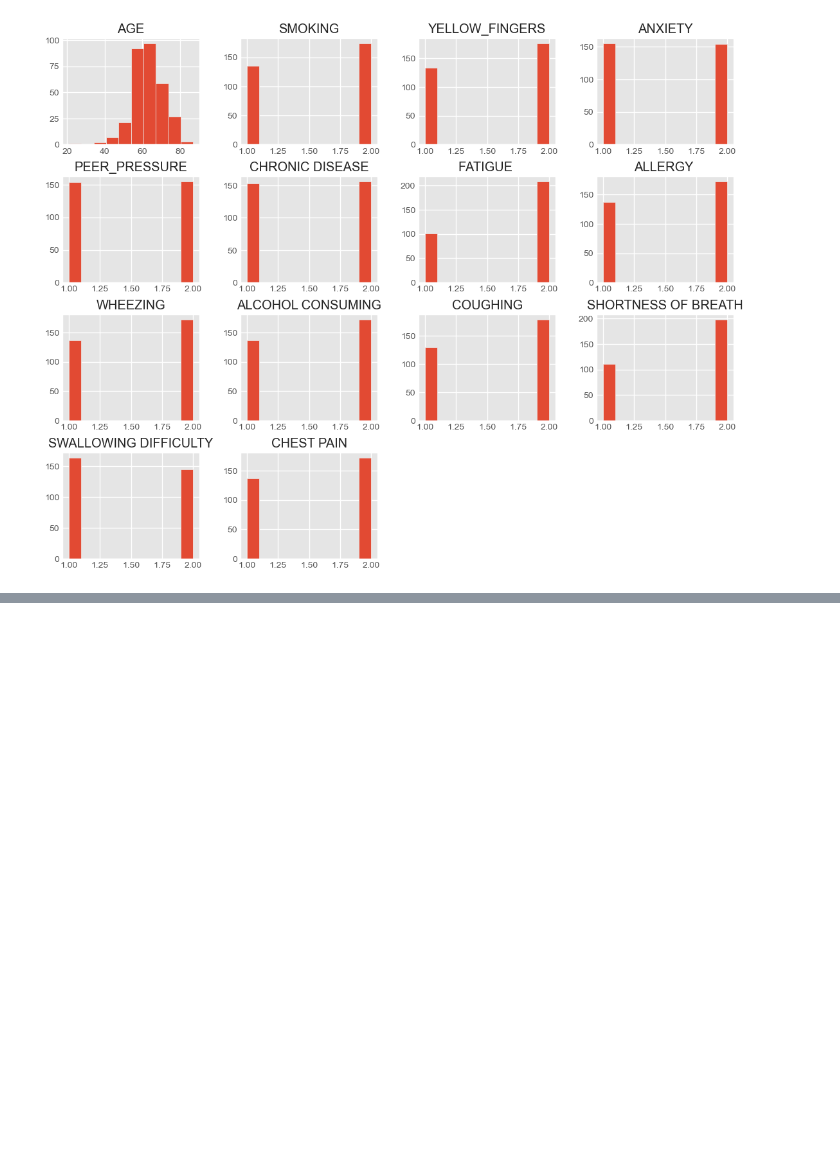
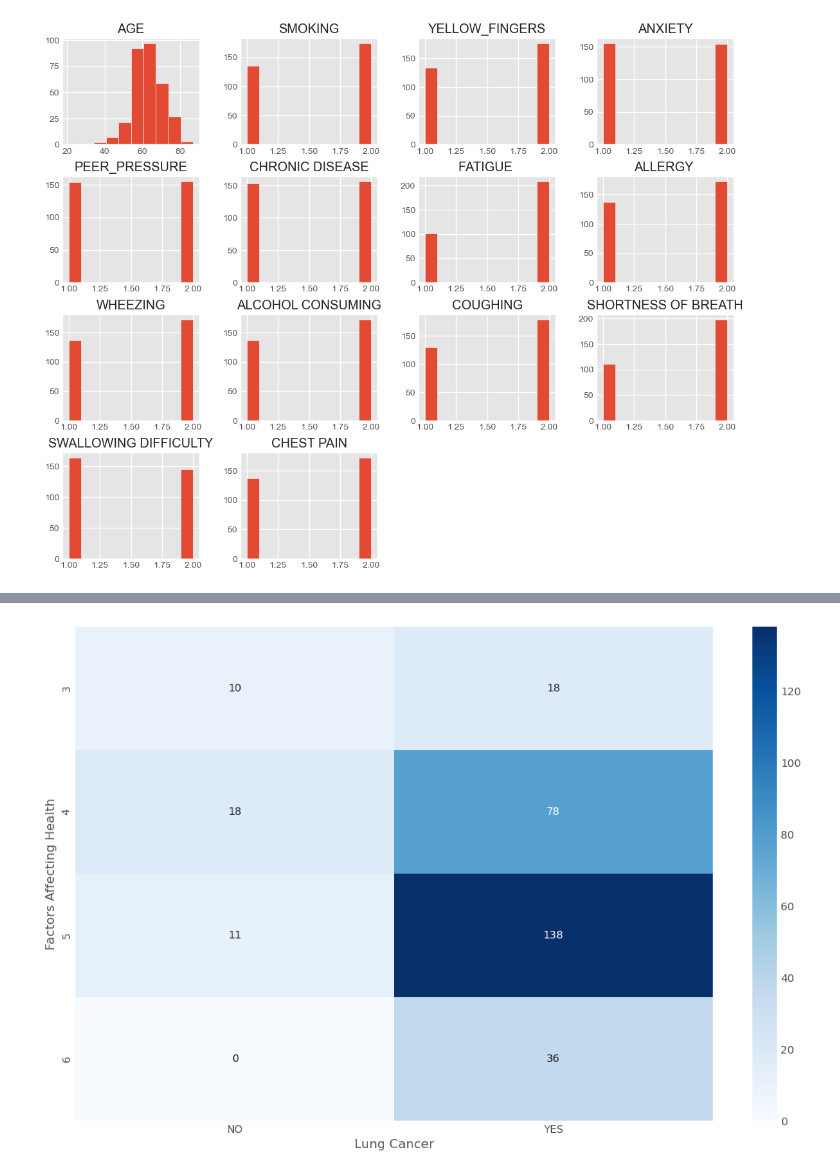
Before and after one commit to jre8301/Data-Dive-1, a Jupyter notebook: main.ipynb, the cells around one changed output, grey strips where cells are left out. Saved outputs shown, nothing was run; the diff lists cells and outputs as text; code cells hidden in the pictures; blank space fills up the shorter version.

```diff
--- a/main.ipynb
+++ b/main.ipynb
@@ -77,0 +106,12 @@ plt.show()
+# %%
+#Create new variable that encompasses the three variables that affect overall health of patient
+df['FAH'] = df['ALCOHOL CONSUMING'] + df['CHRONIC DISEASE'] + df['SMOKING']
+
+pd.crosstab(df['SMOKING'], df['LUNG_CANCER'])
+contigency = pd.crosstab(df['FAH'], df['LUNG_CANCER'])
+plt.figure(figsize=(12,8))
+sns.heatmap(contigency, annot=True, cmap="Blues",fmt = '.0f')
+plt.ylabel('Factors Affecting Health')
+plt.xlabel('Lung Cancer');
+# %% [output]
+[figure, added]
```
Also changed, not shown: parts of 12 cells of this notebook.
